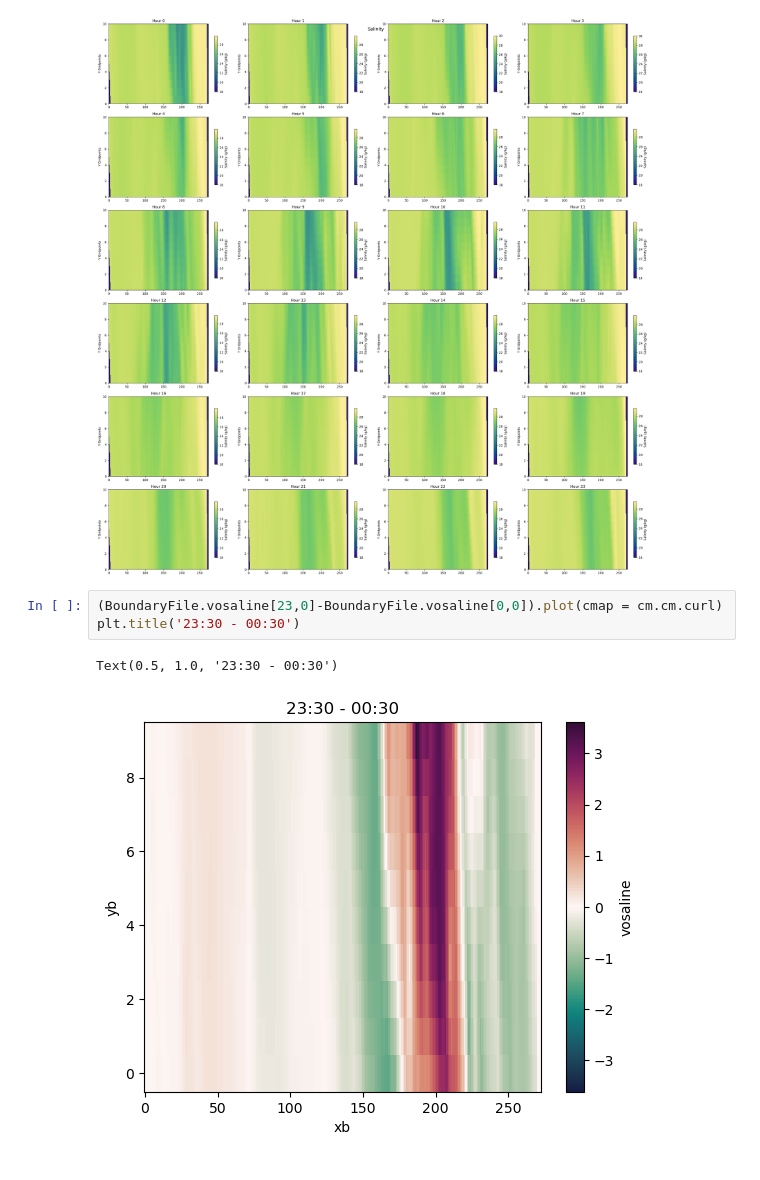
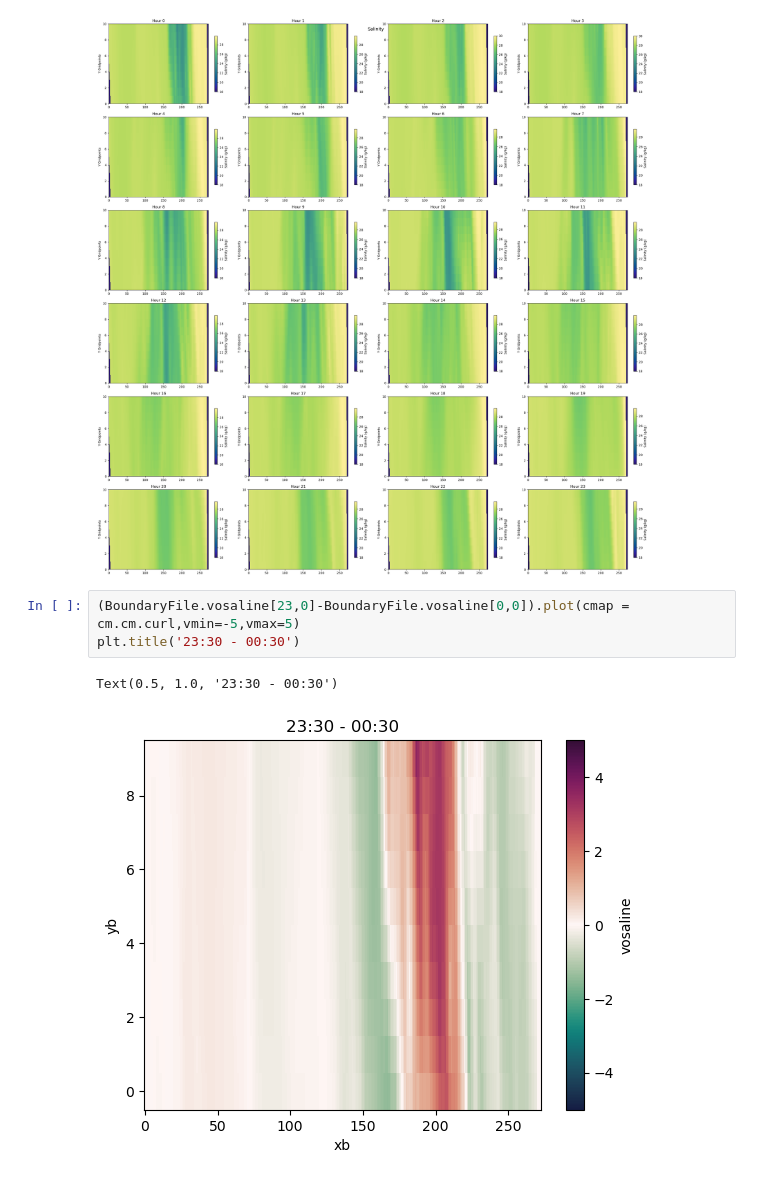
Before and after one commit to SalishSeaCast/analysis-camryn, a Jupyter notebook: notebooks/oae/CheckFeb25_Boundary.ipynb, the cells around one changed output. Cells and saved outputs as stored; diff of their text form.

Commit message:
check salinity of boundary file

```diff
--- a/notebooks/oae/CheckFeb25_Boundary.ipynb
+++ b/notebooks/oae/CheckFeb25_Boundary.ipynb
@@ -53,8 +47,8 @@ fig.suptitle('Salinity',fontsize=14)
 Text(0.5, 0.98, 'Salinity')
 [figure]
 # %%
-(BoundaryFile.vosaline[23,0]-BoundaryFile.vosaline[0,0]).plot(cmap = cm.cm.curl)
+(BoundaryFile.vosaline[23,0]-BoundaryFile.vosaline[0,0]).plot(cmap = cm.cm.curl,vmin=-5,vmax=5)
 plt.title('23:30 - 00:30')
 # %% [output]
 Text(0.5, 1.0, '23:30 - 00:30')
-[figure, old version]
+[figure, new version]
```
Also changed, not shown: parts of 6 cells of this notebook.
